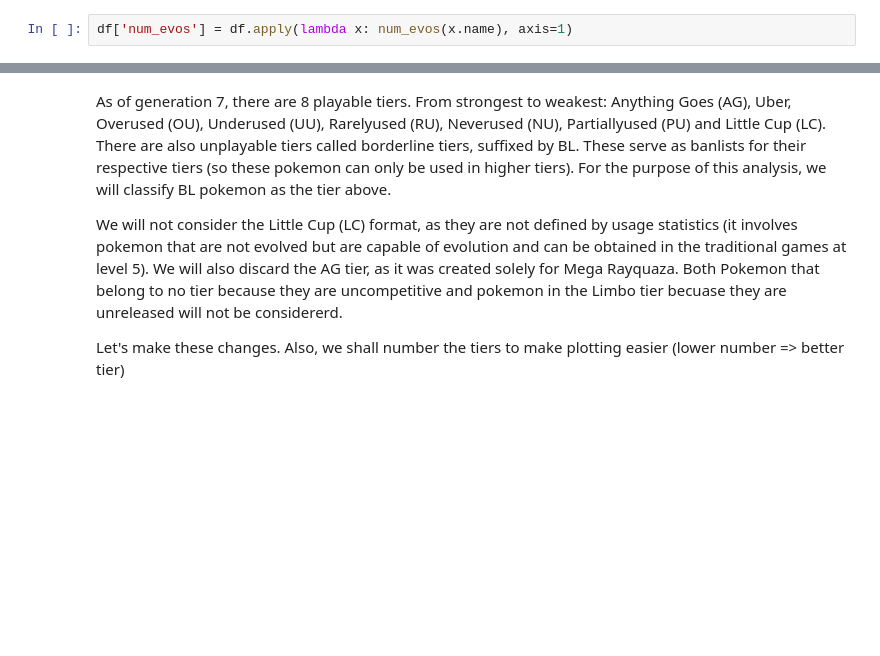
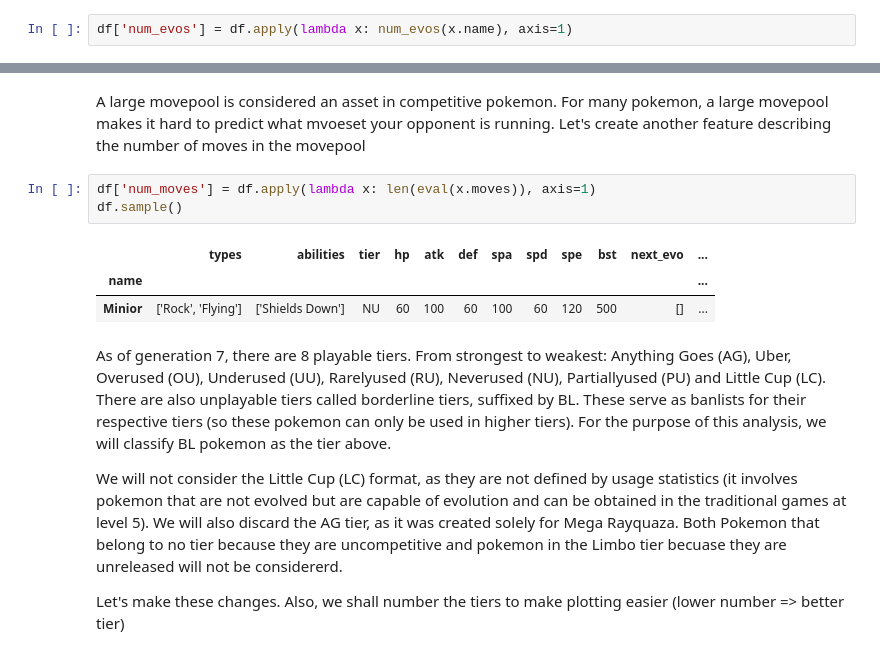
Before and after one commit to n2cholas/pokemon-analysis, a Jupyter notebook: Pokemon-Analysis.ipynb, the cells around one changed output, grey strips where cells are left out. Saved outputs shown, nothing was run; the diff lists cells and outputs as text; blank space fills up the shorter version.

Commit message:
added num_moves feature

```diff
--- a/Pokemon-Analysis.ipynb
+++ b/Pokemon-Analysis.ipynb
@@ -89,6 +85,15 @@ df[(df.index == 'Landorus-Therian') | (df.index == 'Landorus') | (df.index == 'M
 | Landorus | ['Flying', 'Ground'] | ['Sand Force', 'Sheer Force'] | Uber | 89 | 125 | 90 | 115 | 80 | 101 | 600 | ['Landorus-Therian'] | ... |
 | Landorus-Therian | ['Flying', 'Ground'] | ['Intimidate'] | OU | 89 | 145 | 90 | 105 | 80 | 91 | 600 | [] | ... |
 | Monferno | ['Fighting', 'Fire'] | ['Blaze', 'Iron Fist'] | NaN | 64 | 78 | 52 | 78 | 52 | 81 | 405 | ['Infernape'] | ... |
+# %% [markdown]
+A large movepool is considered an asset in competitive pokemon. For many pokemon, a large movepool makes it hard to predict what mvoeset your opponent is running. Let's create another feature describing the number of moves in the movepool
+# %%
+df['num_moves'] = df.apply(lambda x: len(eval(x.moves)), axis=1)
+df.sample()
+# %% [output]
+|  | types | abilities | tier | hp | atk | def | spa | spd | spe | bst | next_evo | ... |
+| name |  |  |  |  |  |  |  |  |  |  |  | ... |
+| Minior | ['Rock', 'Flying'] | ['Shields Down'] | NU | 60 | 100 | 60 | 100 | 60 | 120 | 500 | [] | ... |
 # %% [markdown]
 As of generation 7, there are 8 playable tiers. From strongest to weakest: Anything Goes (AG), Uber, Overused (OU), Underused (UU), Rarelyused (RU), Neverused (NU), Partiallyused (PU) and Little Cup (LC). There are also unplayable tiers called borderline tiers, suffixed by BL. These serve as banlists for their respective tiers (so these pokemon can only be used in higher tiers). For the purpose of this analysis, we will classify BL pokemon as the tier above.
 
```
Also changed, not shown: parts of 5 cells of this notebook.
